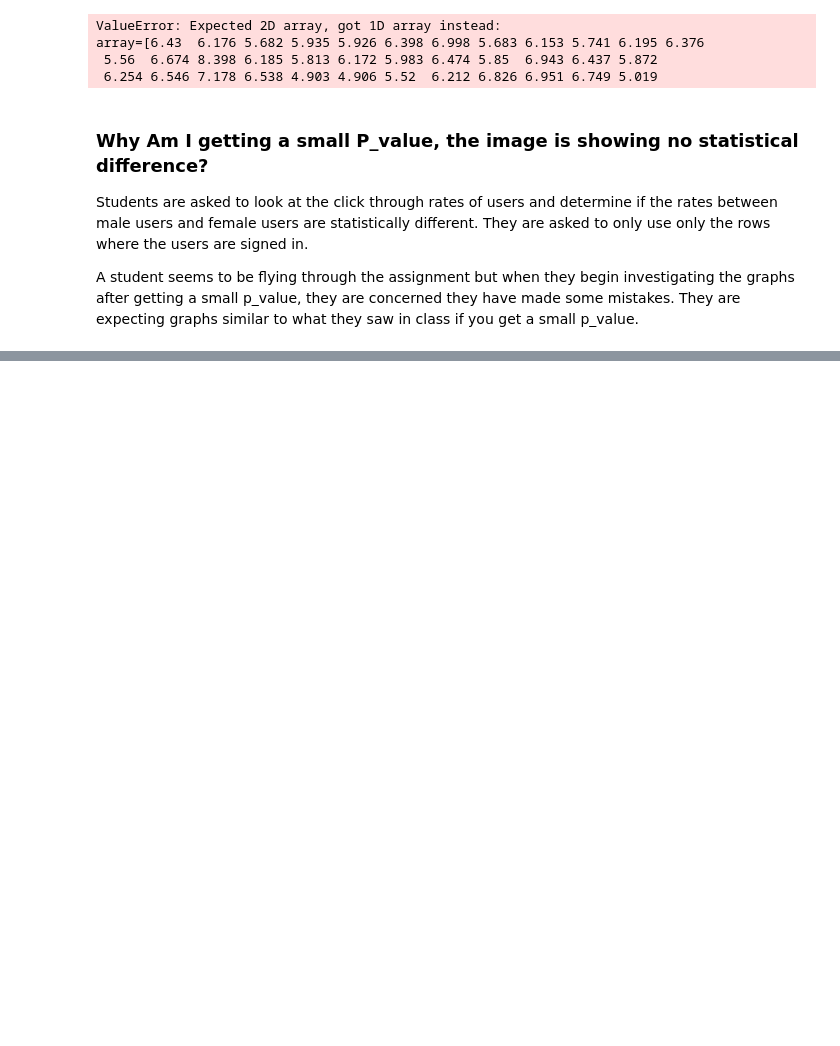
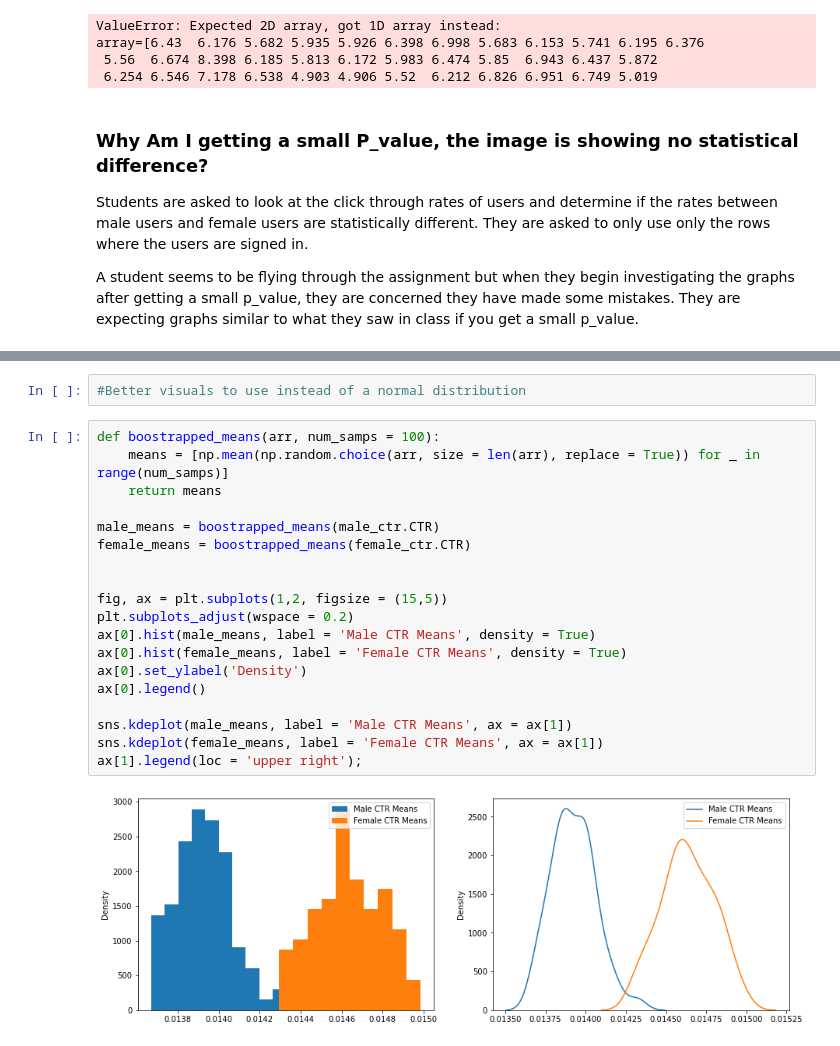
Before and after one commit to hberginc/DSR_tech_interview, a Jupyter notebook: DSR_Technical_interview.ipynb, the cells around one changed output, grey strips where cells are left out. Cells and saved outputs as stored; diff of their text form; blank space fills up the shorter version.

```diff
--- a/DSR_Technical_interview.ipynb
+++ b/DSR_Technical_interview.ipynb
@@ -132,0 +134,23 @@ ax.legend();
+# %%
+#Better visuals to use instead of a normal distribution
+# %%
+def boostrapped_means(arr, num_samps = 100):
+    means = [np.mean(np.random.choice(arr, size = len(arr), replace = True)) for _ in range(num_samps)]
+    return means
+
+male_means = boostrapped_means(male_ctr.CTR)
+female_means = boostrapped_means(female_ctr.CTR)
+
+
+fig, ax = plt.subplots(1,2, figsize = (15,5))
+plt.subplots_adjust(wspace = 0.2)
+ax[0].hist(male_means, label = 'Male CTR Means', density = True)
+ax[0].hist(female_means, label = 'Female CTR Means', density = True)
+ax[0].set_ylabel('Density')
+ax[0].legend()
+
+sns.kdeplot(male_means, label = 'Male CTR Means', ax = ax[1])
+sns.kdeplot(female_means, label = 'Female CTR Means', ax = ax[1])
+ax[1].legend(loc = 'upper right');
+# %% [output]
+[figure, added]
```
Also changed, not shown: parts of 6 cells of this notebook, 1 other file.
